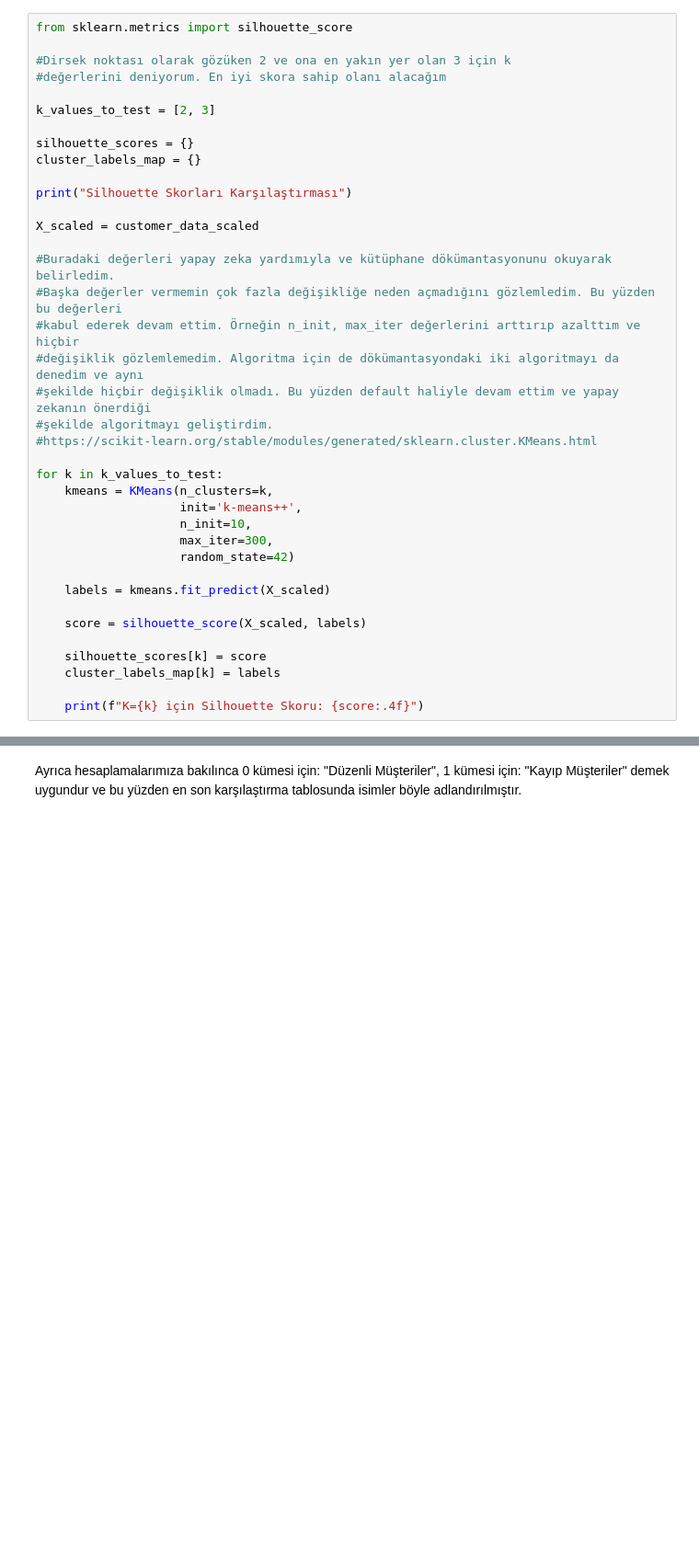
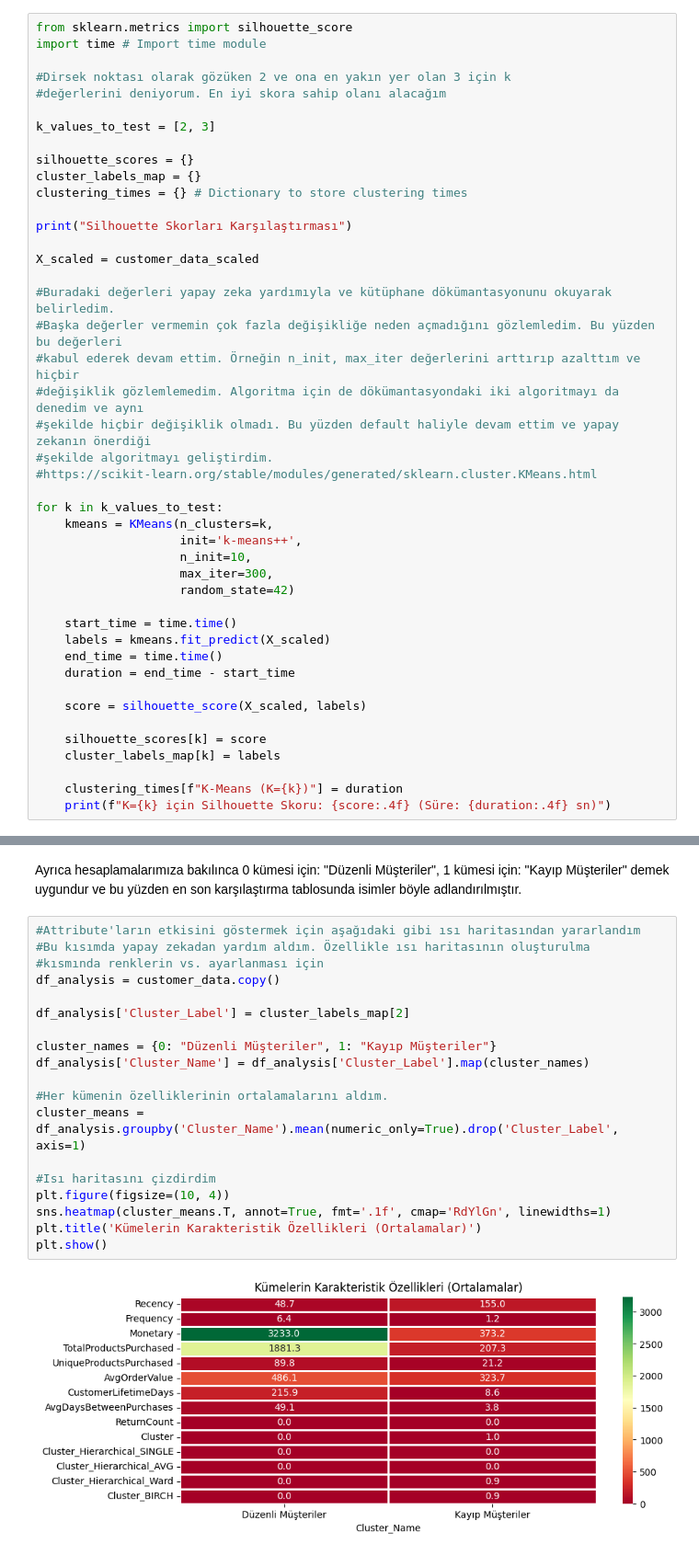
Before and after one commit to furkantprk/ml_clustering, a Jupyter notebook: Kumeleme.ipynb, the cells around one changed output, grey strips where cells are left out. Shown at 92% size. Cells and saved outputs as stored; diff of their text form; blank space fills up the shorter version.

```diff
--- a/Kumeleme.ipynb
+++ b/Kumeleme.ipynb
@@ -222,6 +227,7 @@ plt.show()
 [figure]
 # %%
 from sklearn.metrics import silhouette_score
+import time # Import time module
 
 #Dirsek noktası olarak gözüken 2 ve ona en yakın yer olan 3 için k
 #değerlerini deniyorum. En iyi skora sahip olanı alacağım
@@ -230,6 +236,7 @@ k_values_to_test = [2, 3]
 
 silhouette_scores = {}
 cluster_labels_map = {}
+clustering_times = {} # Dictionary to store clustering times
 
 print("Silhouette Skorları Karşılaştırması")
 
@@ -250,13 +257,17 @@ for k in k_values_to_test:
                     max_iter=300,
                     random_state=42)
 
+    start_time = time.time()
     labels = kmeans.fit_predict(X_scaled)
+    end_time = time.time()
+    duration = end_time - start_time
 
     score = silhouette_score(X_scaled, labels)
 
     silhouette_scores[k] = score
     cluster_labels_map[k] = labels
 
-    print(f"K={k} için Silhouette Skoru: {score:.4f}")
+    clustering_times[f"K-Means (K={k})"] = duration
+    print(f"K={k} için Silhouette Skoru: {score:.4f} (Süre: {duration:.4f} sn)")
 # %% [output]
 Silhouette Skorları Karşılaştırması
@@ -624,2 +648,23 @@ Normalde sadece Sillhouete Skorlarına bakarak seçtiğimizde en iyi olarak Aggl
 # %% [markdown]
 Ayrıca hesaplamalarımıza bakılınca 0 kümesi için: "Düzenli Müşteriler", 1 kümesi için: "Kayıp Müşteriler" demek uygundur ve bu yüzden en son karşılaştırma tablosunda isimler böyle adlandırılmıştır.
+# %%
+#Attribute'ların etkisini göstermek için aşağıdaki gibi ısı haritasından yararlandım
+#Bu kısımda yapay zekadan yardım aldım. Özellikle ısı haritasının oluşturulma
+#kısmında renklerin vs. ayarlanması için
+df_analysis = customer_data.copy()
+
+df_analysis['Cluster_Label'] = cluster_labels_map[2]
+
+cluster_names = {0: "Düzenli Müşteriler", 1: "Kayıp Müşteriler"}
+df_analysis['Cluster_Name'] = df_analysis['Cluster_Label'].map(cluster_names)
+
+#Her kümenin özelliklerinin ortalamalarını aldım.
+cluster_means = df_analysis.groupby('Cluster_Name').mean(numeric_only=True).drop('Cluster_Label', axis=1)
+
+#Isı haritasını çizdirdim
+plt.figure(figsize=(10, 4))
+sns.heatmap(cluster_means.T, annot=True, fmt='.1f', cmap='RdYlGn', linewidths=1)
+plt.title('Kümelerin Karakteristik Özellikleri (Ortalamalar)')
+plt.show()
+# %% [output]
+[figure, added]
```
Also changed, not shown: parts of 7 cells of this notebook.
